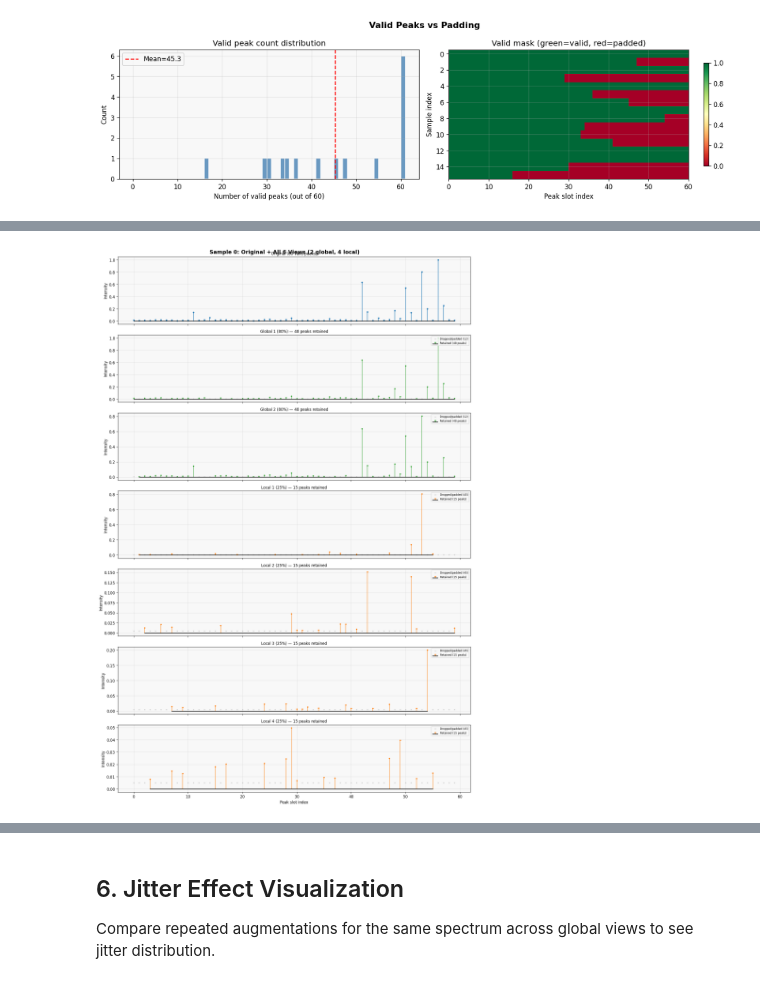
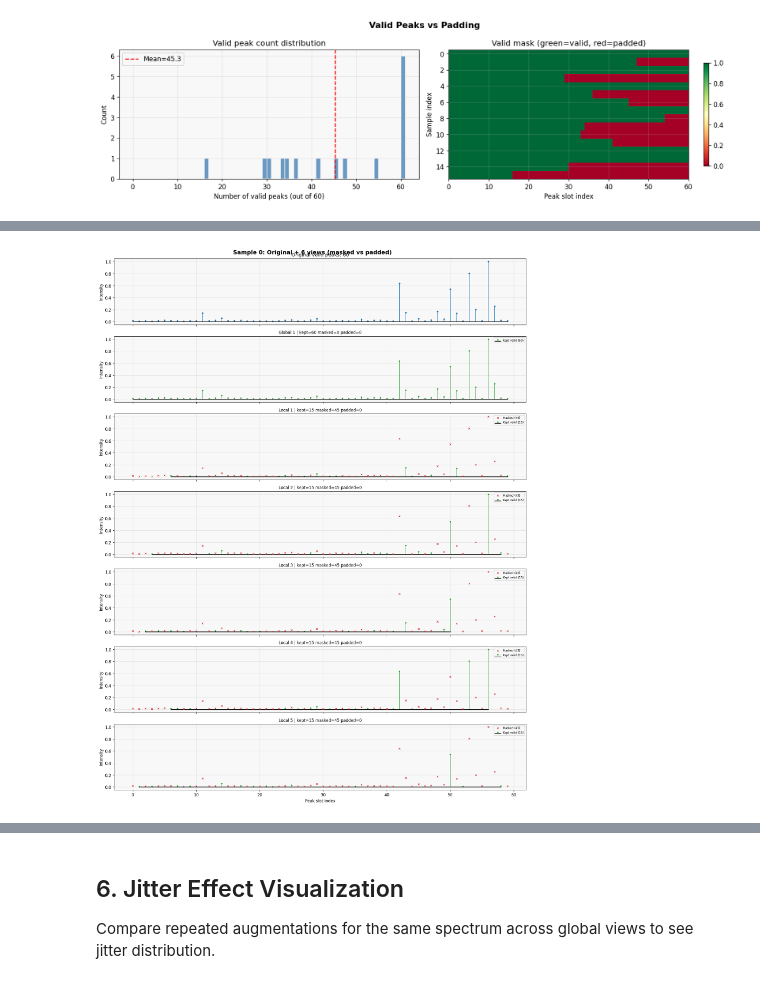
Before and after one commit to wchen99998/spectra-learning, a Jupyter notebook: notebooks/visualize_input_pipeline.executed.ipynb, the cells around one changed output, grey strips where cells are left out. Drawn from its saved outputs; the diff is of its cells as text; code cells hidden in the pictures.

Commit message:
refactor: Update multicrop configuration to streamline global and local view settings across models and input pipeline

```diff
--- a/notebooks/visualize_input_pipeline.executed.ipynb
+++ b/notebooks/visualize_input_pipeline.executed.ipynb
@@ -210,68 +262,99 @@ Encoder-visible fraction (fused_valid_mask): 0.327
 # %%
-# Compare a single spectrum across ALL views: Original + 2 Global + 6 Local
+# Compare a single spectrum across all views with explicit masked/padded states
 num_global = cfg.multicrop_num_global_views
 num_local = cfg.multicrop_num_local_views
 V = num_global + num_local
-B = 16
+B = raw_batch['peak_mz'].shape[0]
 sample_idx = 0
 
-orig_mz = raw_batch['peak_mz'][sample_idx]
 orig_int = raw_batch['peak_intensity'][sample_idx]
-orig_valid = raw_batch['peak_valid_mask'][sample_idx]
+orig_valid = raw_batch['peak_valid_mask'][sample_idx].astype(bool)
 
-# Collect all views for this sample
 views = []
 for v in range(V):
     offset = v * B + sample_idx
+    label = f'Global {v + 1}' if v < num_global else f'Local {v - num_global + 1}'
     views.append({
-        'mz': aug_batch['fused_mz'][offset],
         'int': aug_batch['fused_intensity'][offset],
         'valid': aug_batch['fused_valid_mask'][offset].astype(bool),
-        'label': f'Global {v+1} (80%)' if v < num_global else f'Local {v - num_global + 1} (25%)',
-        'color': 'C2' if v < num_global else 'C1',
+        'masked': aug_batch['fused_masked_positions'][offset].astype(bool),
+        'padding': aug_batch['fused_padding_mask'][offset].astype(bool),
+        'label': label,
     })
 
-nrows = 1 + V  # original + all views
-fig, axes = plt.subplots(nrows, 1, figsize=(14, 3 * nrows), sharex=True)
-fig.suptitle(f'Sample {sample_idx}: Original + All {V} Views ({num_global} global, {num_local} local)',
-             fontsize=14, fontweight='bold')
+fig, axes = plt.subplots(1 + V, 1, figsize=(15, 2.8 * (1 + V)), sharex=True)
+fig.suptitle(
+    f'Sample {sample_idx}: Original + {V} views (masked vs padded)',
+    fontsize=14,
+    fontweight='bold',
+)
 
 # Original
 ax = axes[0]
-v_mask = orig_valid.astype(bool)
+orig_slots = np.where(orig_valid)[0]
 markerline, stemlines, baseline = ax.stem(
-    np.where(v_mask)[0], orig_int[v_mask],
-    linefmt='C0-', markerfmt='C0o', basefmt='k-'
+    orig_slots,
+    orig_int[orig_valid],
+    linefmt='C0-',
+    markerfmt='C0o',
+    basefmt='k-',
 )
 stemlines.set_linewidth(1.2)
 markerline.set_markersize(3)
+ax.set_title(f'Original valid peaks: {orig_valid.sum()}')
 ax.set_ylabel('Intensity')
-ax.set_title(f'Original ({v_mask.sum()} valid peaks)', fontsize=10)
 
-# Each view
+# Views
 for i, view in enumerate(views):
-    ax = axes[1 + i]
-    v_valid = view['valid']
-    v_pad = ~v_valid
-    if v_valid.any():
+    ax = axes[i + 1]
+    valid = view['valid']
+    masked = view['masked']
+    padding = view['padding']
+    kept = valid & (~masked)
+
+    if kept.any():
         markerline, stemlines, baseline = ax.stem(
-            np.where(v_valid)[0], view['int'][v_valid],
-            linefmt=f'{view["color"]}-', markerfmt=f'{view["color"]}o', basefmt='k-',
-            label=f'Retained ({v_valid.sum()} peaks)',
+            np.where(kept)[0],
+            view['int'][kept],
+            linefmt='C2-',
+            markerfmt='C2o',
+            basefmt='k-',
+            label=f'Kept valid ({kept.sum()})',
         )
         stemlines.set_linewidth(1.0)
         markerline.set_markersize(2.5)
-    if v_pad.any():
-        ax.scatter(np.where(v_pad)[0], np.full(v_pad.sum(), 0.005), c='gray', s=6,
-                  marker='x', alpha=0.3, label=f'Dropped/padded ({v_pad.sum()})')
+
+    if masked.any():
+        ax.scatter(
+            np.where(masked)[0],
+            view['int'][masked],
+            c='C3',
+            s=14,
+            marker='x',
+            linewidths=1.0,
+            label=f'Masked ({masked.sum()})',
+            zorder=6,
+        )
+
+    if padding.any():
+        ax.scatter(
+            np.where(padding)[0],
+            np.full(padding.sum(), 0.005),
+            c='gray',
+            s=10,
+            marker='x',
+            alpha=0.5,
+            label=f'Padding ({padding.sum()})',
+            zorder=5,
+        )
+
+    ax.set_title(f"{view['label']} | kept={kept.sum()} masked={masked.sum()} padded={padding.sum()}", fontsize=10)
     ax.set_ylabel('Intensity')
-    ax.set_title(f'{view["label"]} — {v_valid.sum()} peaks retained', fontsize=10)
     ax.legend(fontsize=7, loc='upper right')
 
 axes[-1].set_xlabel('Peak slot index')
-
 plt.tight_layout()
-plt.savefig('notebooks/fig_all_views.png', bbox_inches='tight')
+plt.savefig('notebooks/fig_all_views_mask_vs_padding.png', bbox_inches='tight')
 plt.show()
 # %% [output]
-[figure, old version]
+[figure, new version]
```
Also changed, not shown: parts of 19 cells of this notebook, 15 other files.
